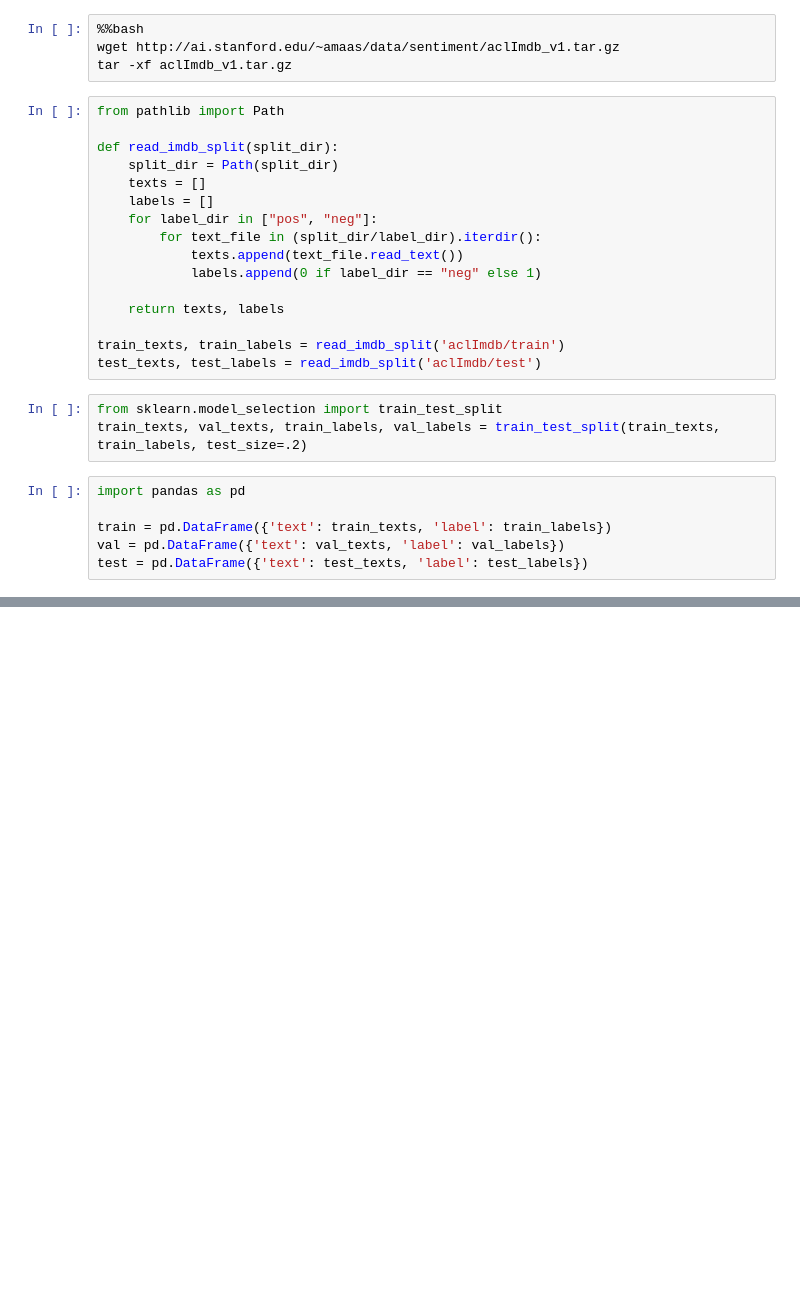
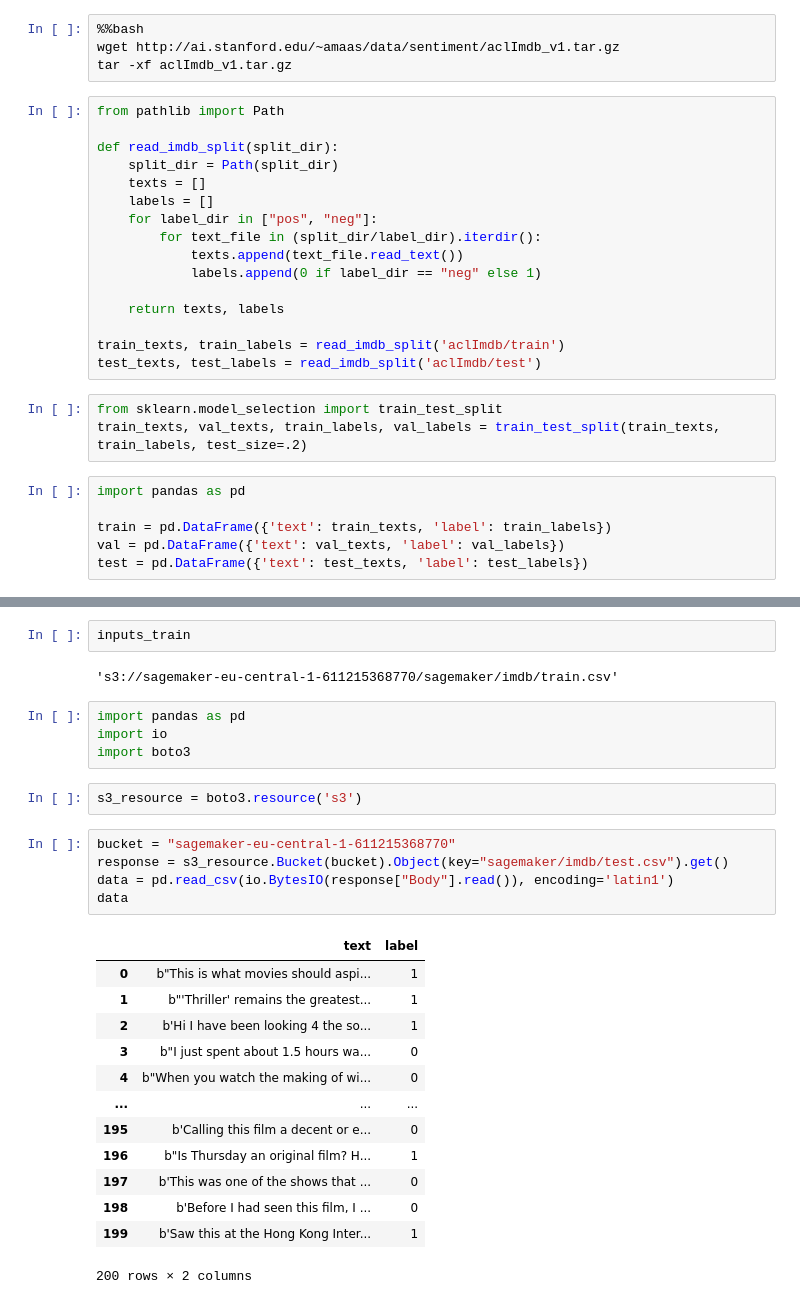
Before and after one commit to huyqd/imdb-sagemaker, a Jupyter notebook: pytorch/get_data.ipynb, the cells around one changed output, grey strips where cells are left out. Cells and saved outputs as stored; diff of their text form; blank space fills up the shorter version.

```diff
--- a/pytorch/get_data.ipynb
+++ b/pytorch/get_data.ipynb
@@ -39,0 +53,29 @@ test.to_csv('data/test/data.csv', index=False)
+# %%
+inputs_train
+# %% [output]
+'s3://sagemaker-eu-central-1-611215368770/sagemaker/imdb/train.csv'
+# %%
+import pandas as pd
+import io
+import boto3
+# %%
+s3_resource = boto3.resource('s3')
+# %%
+bucket = "sagemaker-eu-central-1-611215368770"
+response = s3_resource.Bucket(bucket).Object(key="sagemaker/imdb/test.csv").get()
+data = pd.read_csv(io.BytesIO(response["Body"].read()), encoding='latin1')
+data
+# %% [output]
+|  | text | label |
+| 0 | b"This is what movies should aspi... | 1 |
+| 1 | b"'Thriller' remains the greatest... | 1 |
+| 2 | b'Hi I have been looking 4 the so... | 1 |
+| 3 | b"I just spent about 1.5 hours wa... | 0 |
+| 4 | b"When you watch the making of wi... | 0 |
+| ... | ... | ... |
+| 195 | b'Calling this film a decent or e... | 0 |
+| 196 | b"Is Thursday an original film? H... | 1 |
+| 197 | b'This was one of the shows that ... | 0 |
+| 198 | b'Before I had seen this film, I ... | 0 |
+| 199 | b'Saw this at the Hong Kong Inter... | 1 |
+200 rows × 2 columns
```
Also changed, not shown: parts of 3 cells of this notebook, 2 other files.
